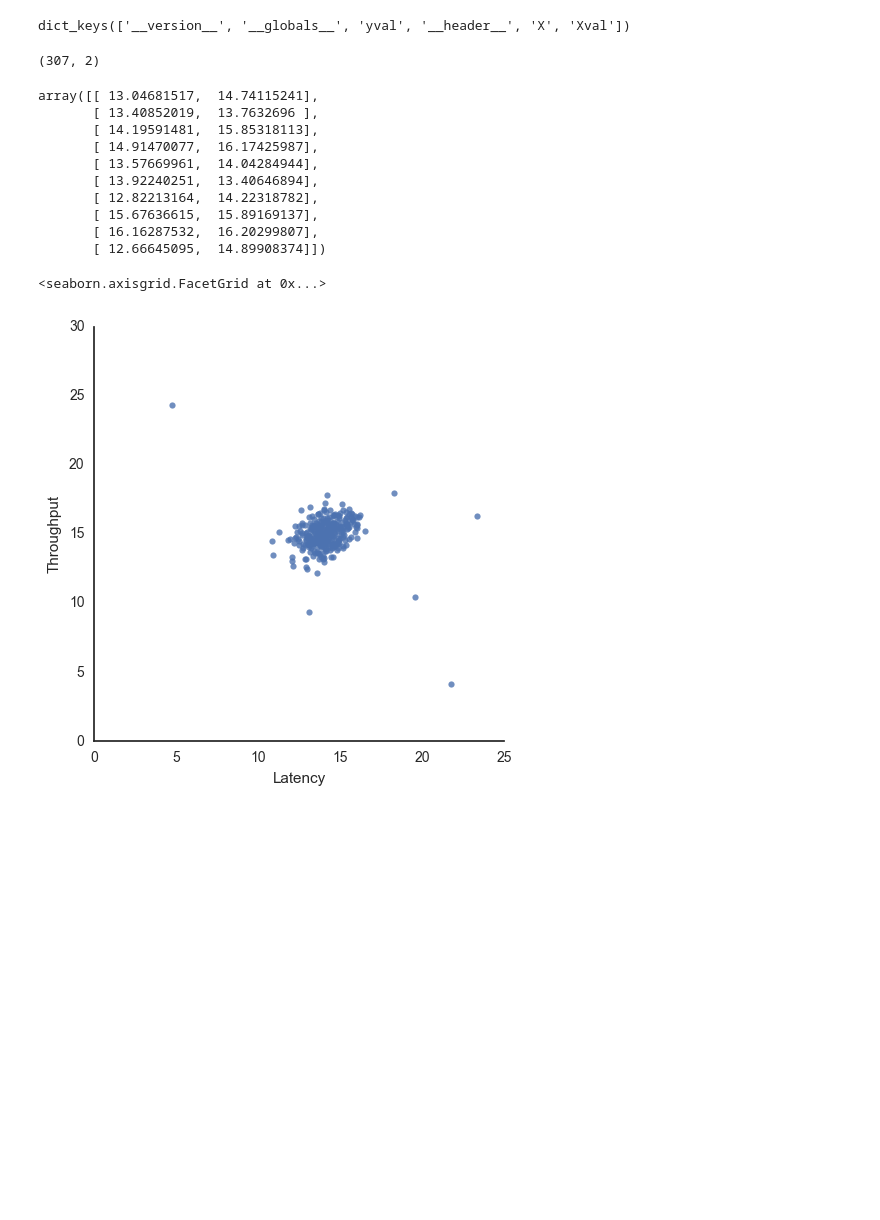
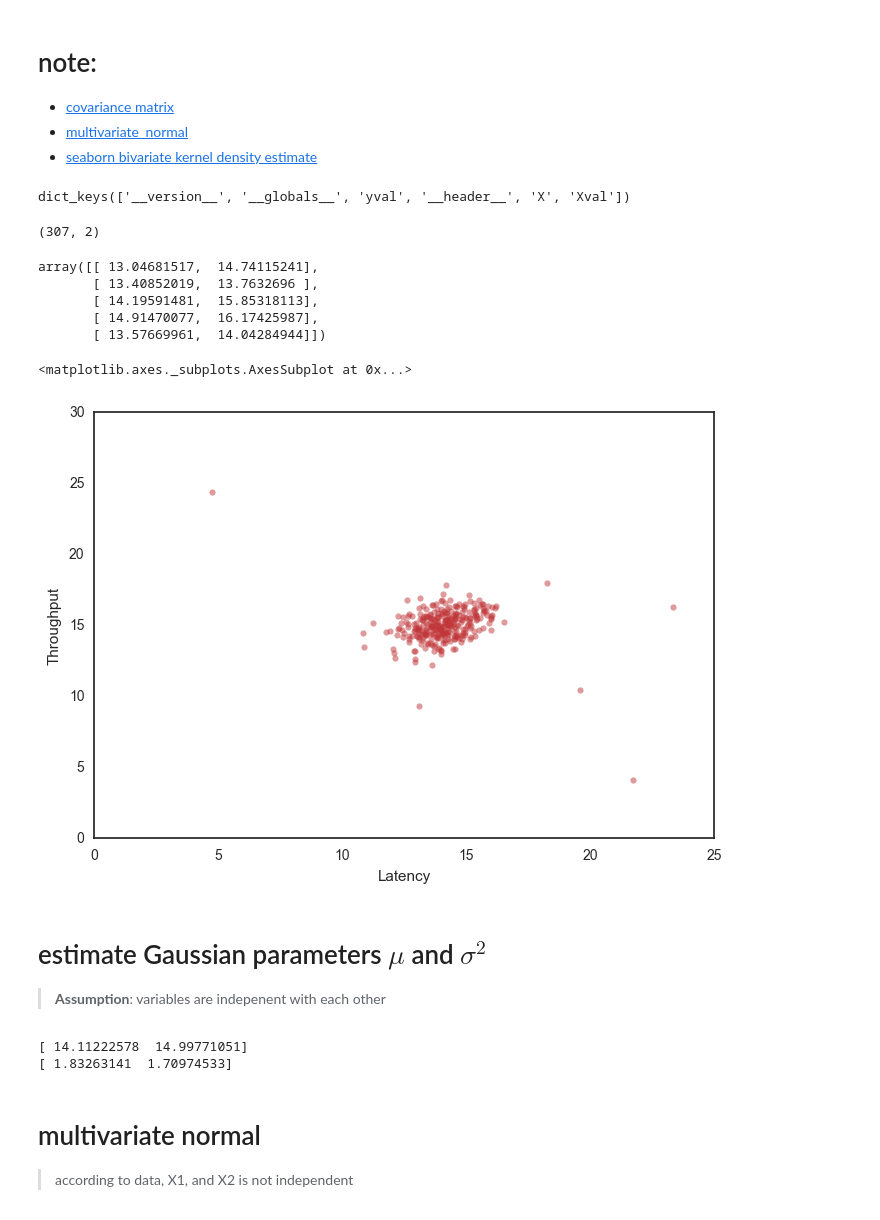
Before and after one commit to lukaemon/Coursera-ML-AndrewNg, a Jupyter notebook: ex8-anomaly detection and recommendation/1- 2D anomaly detection.ipynb, the cells around one changed output. Saved outputs shown, nothing was run; the diff lists cells and outputs as text; code cells hidden in the pictures; blank space fills up the shorter version.

Commit message:
multi Gaussian is good now

```diff
--- a/ex8-anomaly detection and recommendation/1- 2D anomaly detection.ipynb
+++ b/ex8-anomaly detection and recommendation/1- 2D anomaly detection.ipynb
@@ -1,13 +1,26 @@
+# %% [markdown]
+# note:
+* [covariance matrix](http://docs.scipy.org/doc/numpy/reference/generated/numpy.cov.html)
+* [multivariate_normal](http://docs.scipy.org/doc/numpy/reference/generated/numpy.random.multivariate_normal.html)
+* [seaborn  bivariate kernel density estimate](https://stanford.edu/~mwaskom/software/seaborn/generated/seaborn.kdeplot.html#seaborn.kdeplot)
 # %%
+%reload_ext autoreload
+%autoreload 2
 %matplotlib inline
 
 import matplotlib.pyplot as plt
 import seaborn as sns
-sns.set(context="notebook", style="white")
+sns.set(context="notebook", style="white", palette=sns.color_palette("RdBu"))
 
 import numpy as np
 import pandas as pd
 import scipy.io as sio
+from scipy import stats
+
+import sys
+sys.path.append('..')
+
+from helper import anomaly
 # %%
 mat = sio.loadmat('./data/ex8data1.mat')
 mat.keys()
@@ -16,23 +29,34 @@ dict_keys(['__version__', '__globals__', 'yval', '__header__', 'X', 'Xval'])
 # %%
 X = mat.get('X')
 print(X.shape)
-X[:10]
+X[:5]
 # %% [output]
 (307, 2)
 array([[ 13.04681517,  14.74115241],
        [ 13.40852019,  13.7632696 ],
        [ 14.19591481,  15.85318113],
        [ 14.91470077,  16.17425987],
-       [ 13.57669961,  14.04284944],
-       [ 13.92240251,  13.40646894],
-       [ 12.82213164,  14.22318782],
-       [ 15.67636615,  15.89169137],
-       [ 16.16287532,  16.20299807],
-       [ 12.66645095,  14.89908374]])
+       [ 13.57669961,  14.04284944]])
 # %%
-sns.lmplot('Latency', 'Throughput',
+sns.regplot('Latency', 'Throughput',
            data=pd.DataFrame(X, columns=['Latency', 'Throughput']),
-           fit_reg=False)
+           fit_reg=False,
+           scatter_kws={"s":20,
+                        "alpha":0.5})
 # %% [output]
-<seaborn.axisgrid.FacetGrid at 0x...>
+<matplotlib.axes._subplots.AxesSubplot at 0x...>
-[figure, old version]
+[figure, new version]
+# %% [markdown]
+# estimate Gaussian parameters $\mu$ and $\sigma^2$
+> **Assumption**: variables are indepenent with each other
+# %%
+mu, sigma2 = anomaly.estimate_Gaussian(X)
+
+print(mu)
+print(sigma2)
+# %% [output]
+[ 14.11222578  14.99771051]
+[ 1.83263141  1.70974533]
+# %% [markdown]
+# multivariate normal
+> according to data, X1, and X2 is not independent
```
Also changed, not shown: parts of 3 cells of this notebook, 2 other files.
